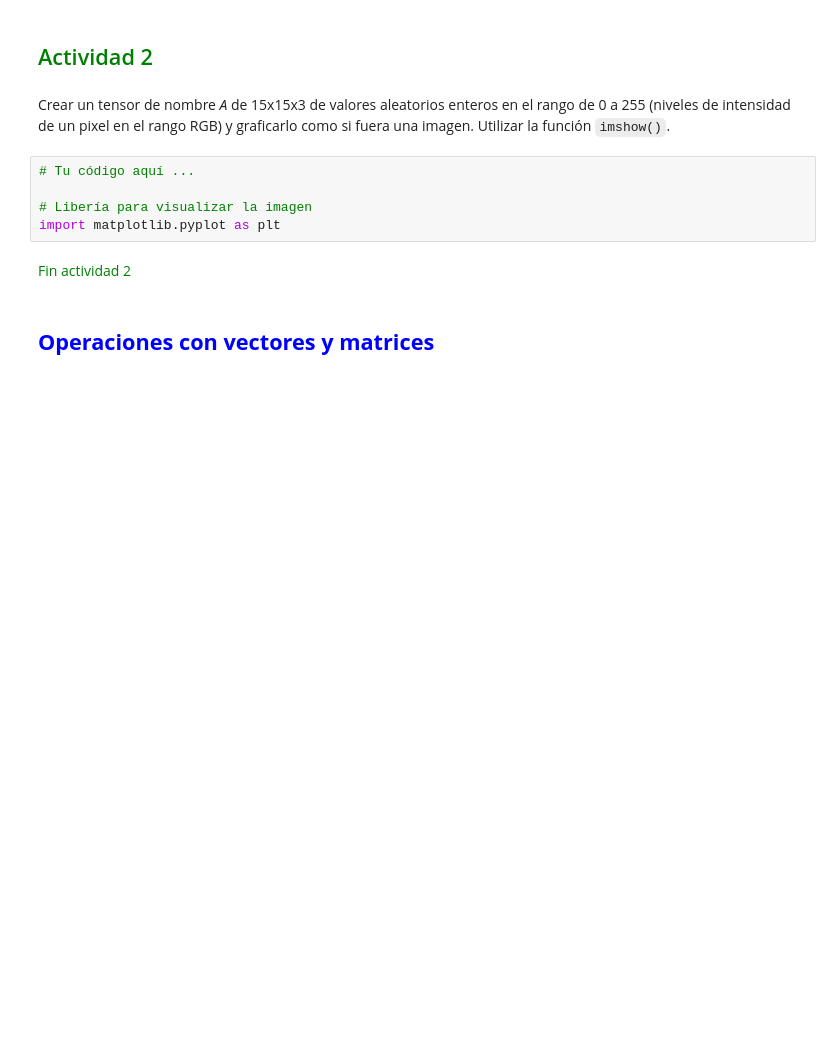
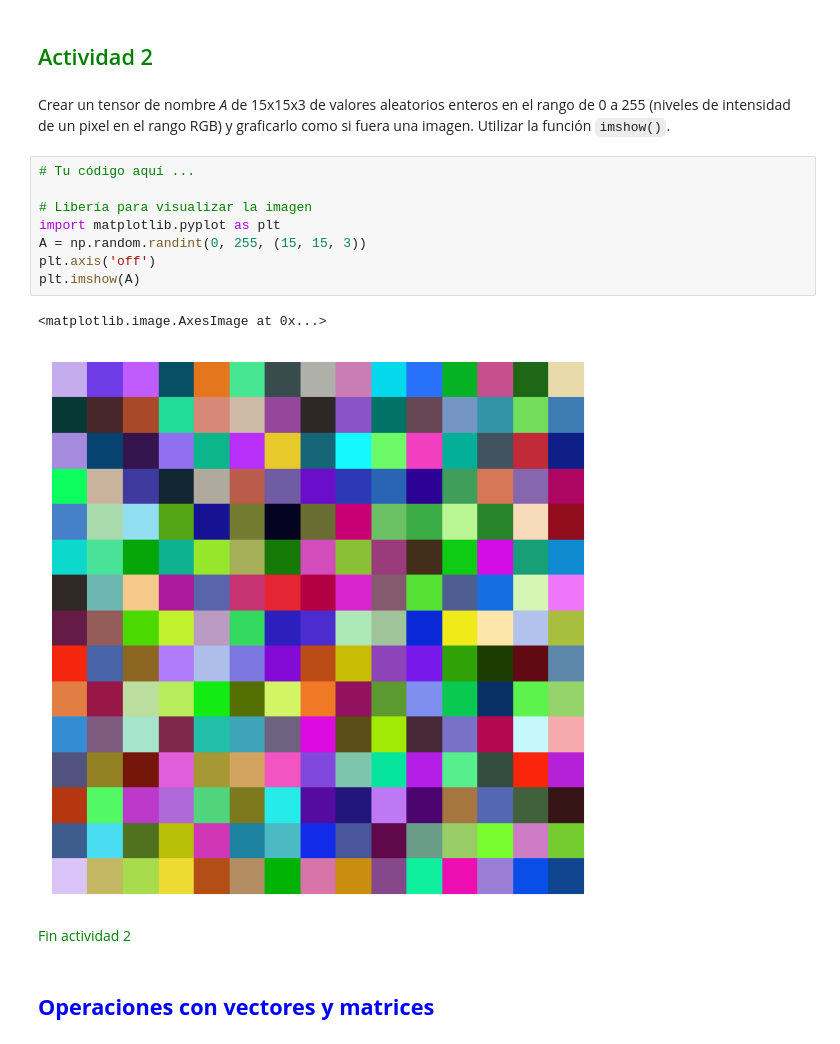
Before and after one commit to xavi-v/02M2obt_prep_Datos, a Jupyter notebook: OD05-Conceptos_de_Algebra_Lineal.ipynb, the cells around one changed output. Saved outputs shown, nothing was run; the diff lists cells and outputs as text; blank space fills up the shorter version.

```diff
--- a/OD05-Conceptos_de_Algebra_Lineal.ipynb
+++ b/OD05-Conceptos_de_Algebra_Lineal.ipynb
@@ -102,8 +126,14 @@ Crear un tensor de nombre *A* de 15x15x3 de valores aleatorios enteros en el ran
 # %%
 # Tu código aquí ...
 
 # Libería para visualizar la imagen
 import matplotlib.pyplot as plt
+A = np.random.randint(0, 255, (15, 15, 3))
+plt.axis('off')
+plt.imshow(A)
+# %% [output]
+<matplotlib.image.AxesImage at 0x...>
+[figure, added]
 # %% [markdown]
 <font color='green'>Fin actividad 2</font>
 # %% [markdown]
```
Also changed, not shown: parts of 23 cells of this notebook.
